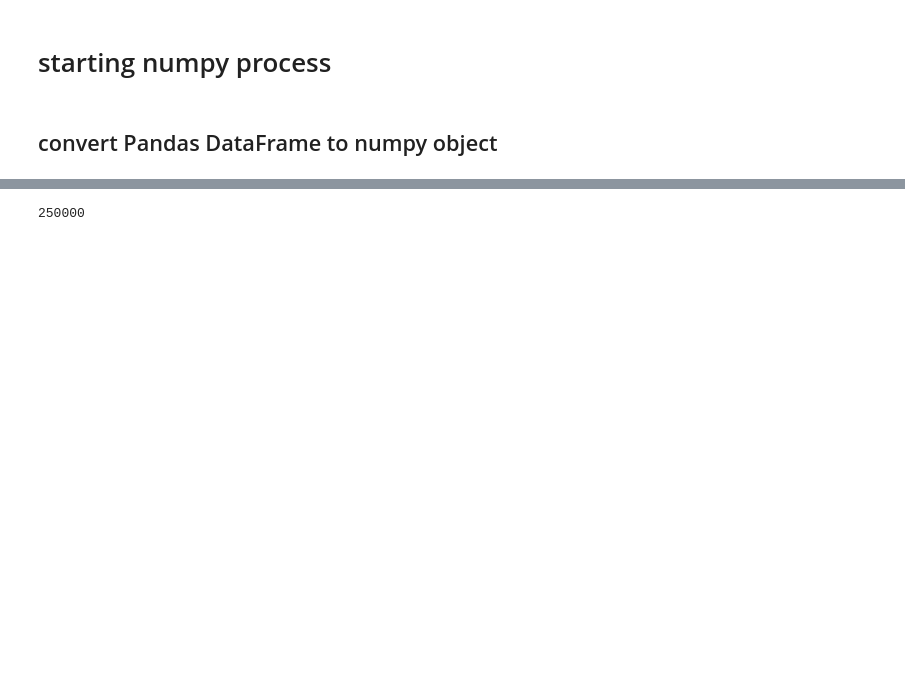
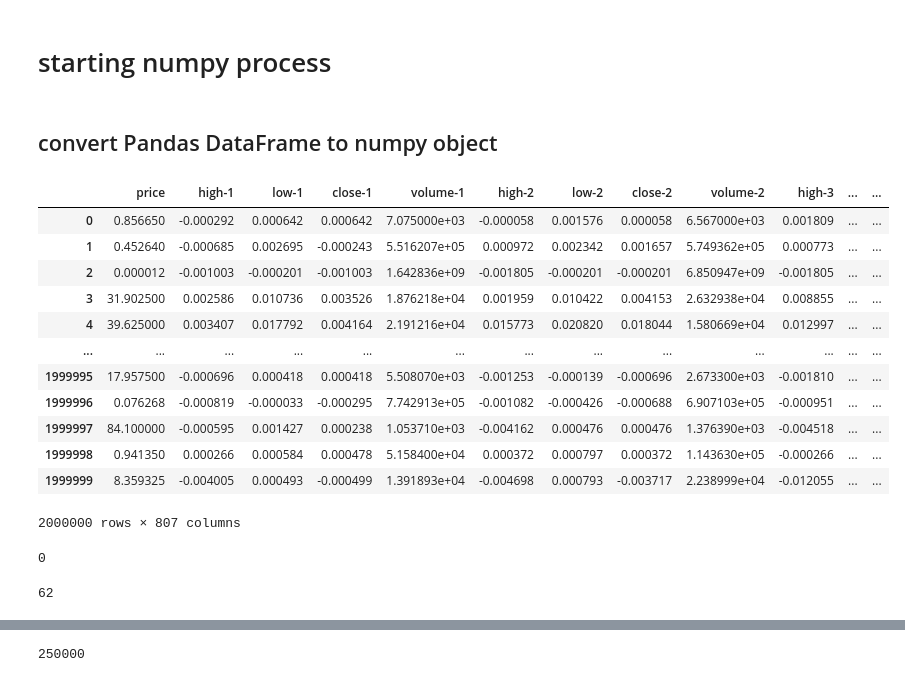
Before and after one commit to AyoubJadouli/Crypto_backtest_tools, a Jupyter notebook: XdataTrainFeather.ipynb, the cells around one changed output, grey strips where cells are left out. Saved outputs shown, nothing was run; the diff lists cells and outputs as text; code cells hidden in the pictures; blank space fills up the shorter version.

```diff
--- a/XdataTrainFeather.ipynb
+++ b/XdataTrainFeather.ipynb
@@ -1465,3 +1659,6 @@ df[df.price==4724.285]
 dtest=mini_expand3(pair="ETH/USDT",i=0,j=len(df_list1m["ETH/USDT"]),window=1,metadata=MetaData)
 # %%
 dtest[dtest.price==4724.285]
+# %%
+#get million
+df=pd.read_feather(f"../Data/fea/w{WINDOW_SIZE}_buy{BUY_PERCENT}_p1.fea").iloc[0:1000000]
@@ -1486,3 +1685,34 @@ dt[:,-1]=(dt[:,-1]-1)*(-1)
 # starting numpy process
 # %% [markdown]
 ## convert Pandas DataFrame to numpy object
+# %%
+df
+# %% [output]
+|  | price | high-1 | low-1 | close-1 | volume-1 | high-2 | low-2 | close-2 | volume-2 | high-3 | ... | ... |
+| 0 | 0.856650 | -0.000292 | 0.000642 | 0.000642 | 7.075000e+03 | -0.000058 | 0.001576 | 0.000058 | 6.567000e+03 | 0.001809 | ... | ... |
+| 1 | 0.452640 | -0.000685 | 0.002695 | -0.000243 | 5.516207e+05 | 0.000972 | 0.002342 | 0.001657 | 5.749362e+05 | 0.000773 | ... | ... |
+| 2 | 0.000012 | -0.001003 | -0.000201 | -0.001003 | 1.642836e+09 | -0.001805 | -0.000201 | -0.000201 | 6.850947e+09 | -0.001805 | ... | ... |
+| 3 | 31.902500 | 0.002586 | 0.010736 | 0.003526 | 1.876218e+04 | 0.001959 | 0.010422 | 0.004153 | 2.632938e+04 | 0.008855 | ... | ... |
+| 4 | 39.625000 | 0.003407 | 0.017792 | 0.004164 | 2.191216e+04 | 0.015773 | 0.020820 | 0.018044 | 1.580669e+04 | 0.012997 | ... | ... |
+| ... | ... | ... | ... | ... | ... | ... | ... | ... | ... | ... | ... | ... |
+| 1999995 | 17.957500 | -0.000696 | 0.000418 | 0.000418 | 5.508070e+03 | -0.001253 | -0.000139 | -0.000696 | 2.673300e+03 | -0.001810 | ... | ... |
+| 1999996 | 0.076268 | -0.000819 | -0.000033 | -0.000295 | 7.742913e+05 | -0.001082 | -0.000426 | -0.000688 | 6.907103e+05 | -0.000951 | ... | ... |
+| 1999997 | 84.100000 | -0.000595 | 0.001427 | 0.000238 | 1.053710e+03 | -0.004162 | 0.000476 | 0.000476 | 1.376390e+03 | -0.004518 | ... | ... |
+| 1999998 | 0.941350 | 0.000266 | 0.000584 | 0.000478 | 5.158400e+04 | 0.000372 | 0.000797 | 0.000372 | 1.143630e+05 | -0.000266 | ... | ... |
+| 1999999 | 8.359325 | -0.004005 | 0.000493 | -0.000499 | 1.391893e+04 | -0.004698 | 0.000793 | -0.003717 | 2.238999e+04 | -0.012055 | ... | ... |
+2000000 rows × 807 columns
+# %%
+## Half Mem
+gc.collect()
+df1=df.iloc[0:int(df.shape[0]/2)].copy()
+del df
+gc.collect()
+df=df1
+del df1
+gc.collect()
+# %% [output]
+0
+# %%
+gc.collect()
+# %% [output]
+62
```
Also changed, not shown: parts of 16 cells of this notebook, 13 other files.
